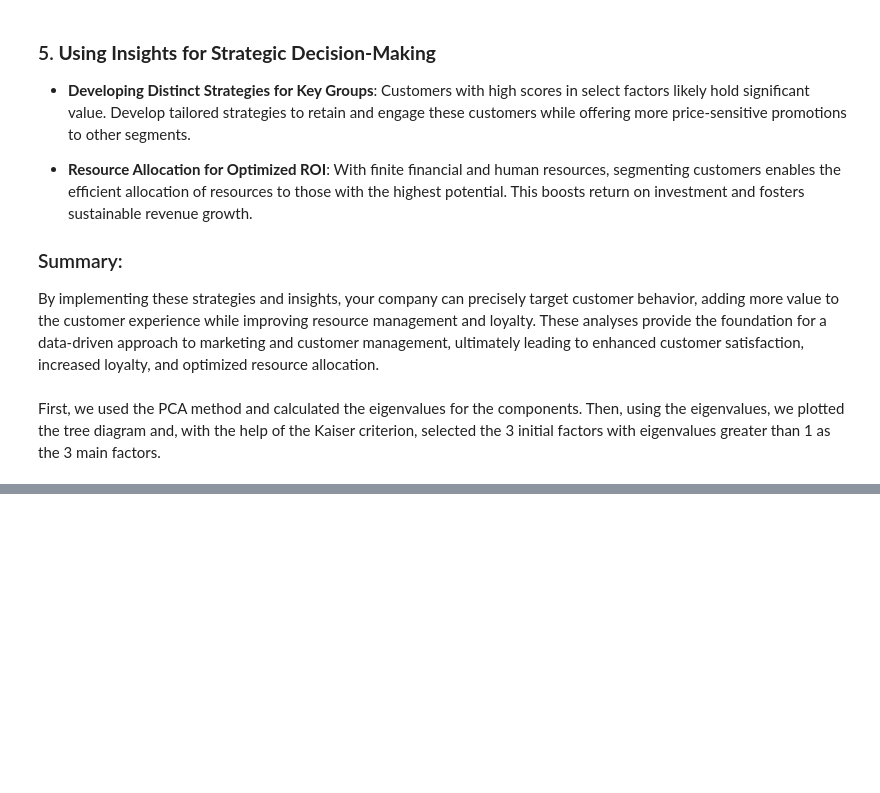
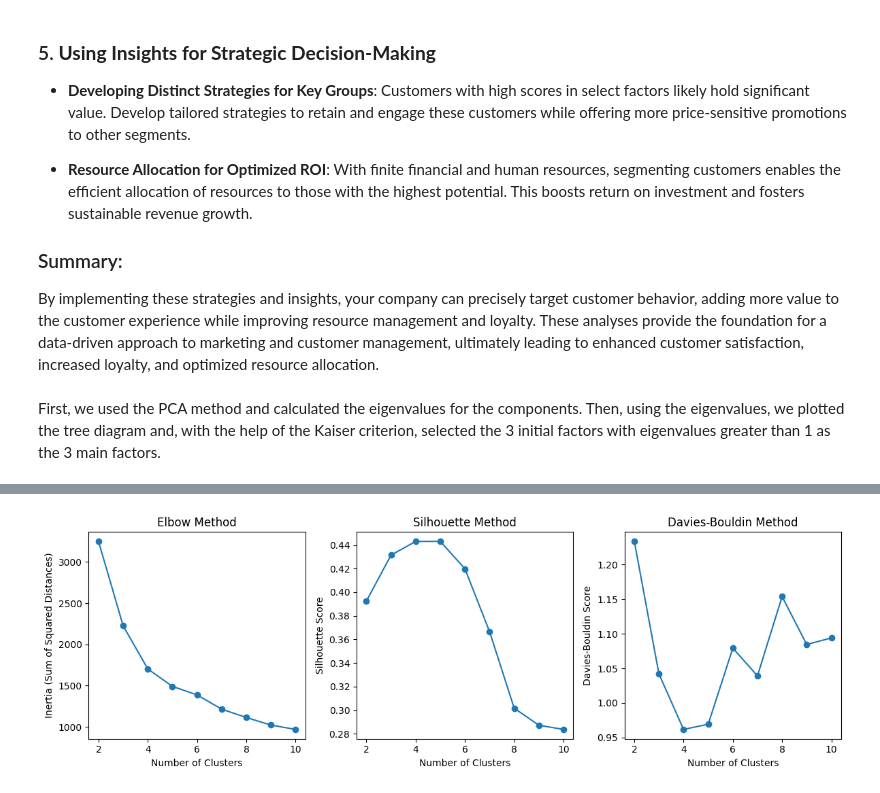
Before and after one commit to fateme-karami/online-retail-predict, a Jupyter notebook: marketing_campaign.ipynb, the cells around one changed output, grey strips where cells are left out. Cells and saved outputs as stored; diff of their text form; code cells hidden in the pictures; blank space fills up the shorter version.

```diff
--- a/marketing_campaign.ipynb
+++ b/marketing_campaign.ipynb
@@ -372,0 +349,7 @@ Cluster assignments (first 5 rows):
+# %%
+# Load the dataset (adjust file path as needed)
+file_path = '/content/sample_data/marketing_campaign (1).csv'
+data = pd.read_csv(file_path, delimiter='\t')
+
+# Fill missing values in 'Income' with the median
+data['Income'].fillna(data['Income'].median(), inplace=True)
@@ -372,0 +379,88 @@ Cluster assignments (first 5 rows):
+# %%
+# Key: Ensure that `factors` is already defined and contains the factor scores data from Factor Analysis.
+# `data` should be the original DataFrame and should contain an 'ID' column for easy identification of clusters.
+
+# Define the range for the number of clusters to evaluate (from 2 to 10 clusters in this case)
+cluster_range = range(2, 11)
+
+# Lists to store metric values for each number of clusters
+inertia = []             # Inertia for the Elbow method (Sum of Squared Distances)
+silhouette_scores = []   # Silhouette score for evaluating compactness of clusters
+davies_bouldin_scores = [] # Davies-Bouldin score for evaluating cluster separation
+
+# Loop over the range of clusters to calculate metrics for each number of clusters
+for k in cluster_range:
+    # Initialize KMeans with `k` clusters
+    kmeans = KMeans(n_clusters=k, random_state=0)
+
+    # Fit the KMeans model and predict labels for each data point
+    labels = kmeans.fit_predict(factors)
+
+    # Calculate Inertia (used for the Elbow Method) and add it to `inertia` list
+    inertia.append(kmeans.inertia_)
+
+    # Calculate Silhouette Score and add to `silhouette_scores` list
+    silhouette_avg = silhouette_score(factors, labels)
+    silhouette_scores.append(silhouette_avg)
+
+    # Calculate Davies-Bouldin Score and add to `davies_bouldin_scores` list
+    db_score = davies_bouldin_score(factors, labels)
+    davies_bouldin_scores.append(db_score)
+
+# Plotting the results of the three metrics for easy visualization
+
+# Elbow Method Plot
+plt.figure(figsize=(12, 4))
+plt.subplot(1, 3, 1)
+plt.plot(cluster_range, inertia, marker='o')
+plt.xlabel('Number of Clusters')
+plt.ylabel('Inertia (Sum of Squared Distances)')
+plt.title('Elbow Method')
+
+# Silhouette Score Plot
+plt.subplot(1, 3, 2)
+plt.plot(cluster_range, silhouette_scores, marker='o')
+plt.xlabel('Number of Clusters')
+plt.ylabel('Silhouette Score')
+plt.title('Silhouette Method')
+
+# Davies-Bouldin Score Plot
+plt.subplot(1, 3, 3)
+plt.plot(cluster_range, davies_bouldin_scores, marker='o')
+plt.xlabel('Number of Clusters')
+plt.ylabel('Davies-Bouldin Score')
+plt.title('Davies-Bouldin Method')
+
+# Display all three plots together for comparison
+plt.tight_layout()
+plt.show()
+
+# Find the Elbow point by calculating the "second derivative" of the inertia values
+# This helps in identifying the point where the inertia plot shows the most significant change in slope.
+second_derivative = np.diff(inertia, 2)
+elbow_k = cluster_range[np.argmin(second_derivative) + 1]  # Adding +1 to adjust index for the correct cluster number
+
+# Identify optimal cluster numbers based on Silhouette and Davies-Bouldin scores
+optimal_k_silhouette = cluster_range[np.argmax(silhouette_scores)]  # Maximum Silhouette Score
+optimal_k_davies_bouldin = cluster_range[np.argmin(davies_bouldin_scores)]  # Minimum Davies-Bouldin Score
+
+# Print the optimal number of clusters for each method
+print(f"Optimal clusters (Elbow Method): {elbow_k}")
+print(f"Optimal clusters (Silhouette): {optimal_k_silhouette}")
+print(f"Optimal clusters (Davies-Bouldin): {optimal_k_davies_bouldin}")
+
+# Final decision on the number of clusters using the median of the three metrics as a heuristic
+# The median is chosen to balance the results across the methods.
+optimal_k = int(np.median([elbow_k, optimal_k_silhouette, optimal_k_davies_bouldin]))
+print(f"Recommended optimal number of clusters: {optimal_k}")
+
+# Apply KMeans clustering with the final selected optimal number of clusters
+kmeans_final = KMeans(n_clusters=optimal_k, random_state=0)
+
+# Add cluster labels to the original DataFrame as a new column 'Cluster'
+data['Cluster'] = kmeans_final.fit_predict(factors)
+
+# Display the first few rows of the DataFrame with cluster labels
+data[['ID', 'Cluster']].head(20)
+# %% [output]
+[figure, added]
```
Also changed, not shown: parts of 12 cells of this notebook.
